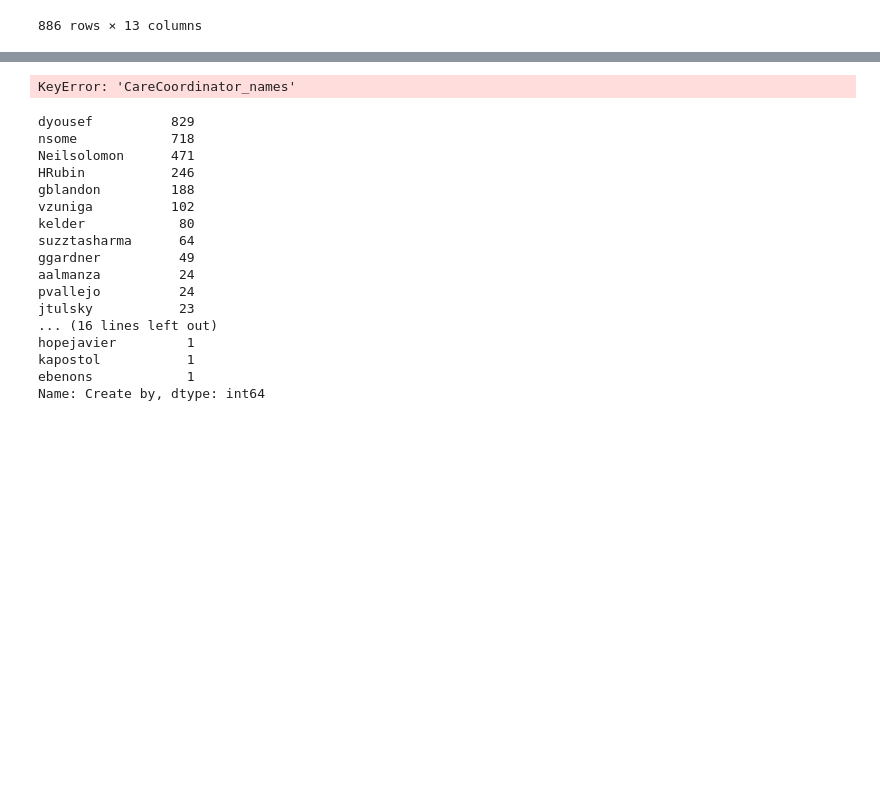
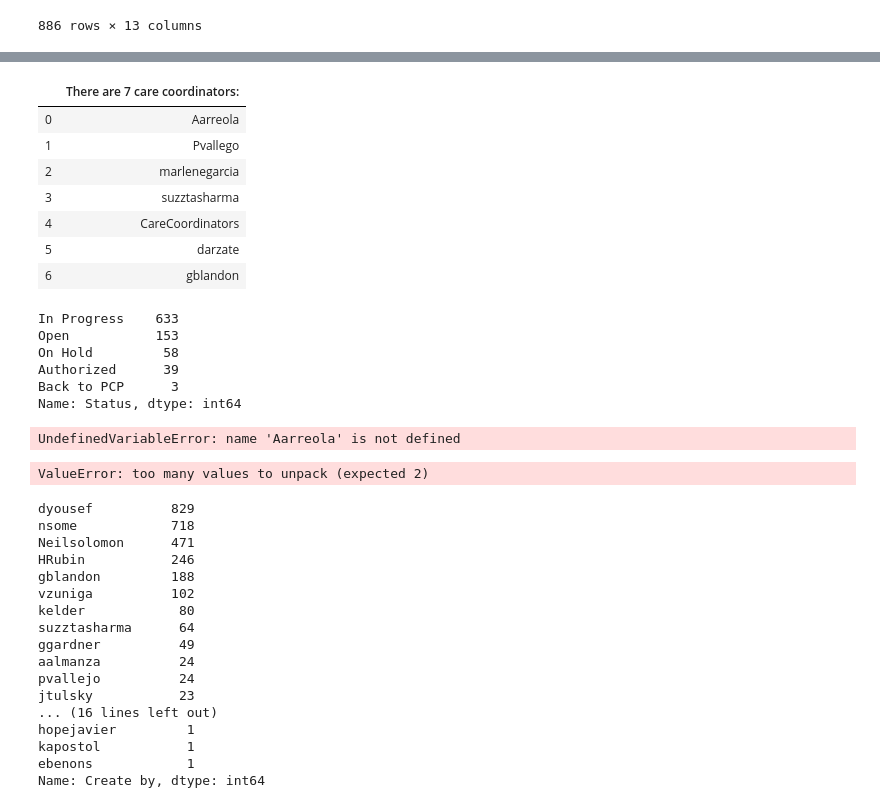
Before and after one commit to ThoaShook/Analyst_Test_Tasks, a Jupyter notebook: Analyst_Test_Tasks/Analyst_Test_Tasks.ipynb, the cells around one changed output, grey strips where cells are left out. Saved outputs shown, nothing was run; the diff lists cells and outputs as text; code cells hidden in the pictures; blank space fills up the shorter version.

Commit message:
Upload 'Care Coordinator Names'.csv

```diff
--- a/Analyst_Test_Tasks/Analyst_Test_Tasks.ipynb
+++ b/Analyst_Test_Tasks/Analyst_Test_Tasks.ipynb
@@ -110,5 +130,16 @@ tasks_unfinished
+# %%
+CareCoordiantor_Names = pd.read_csv('Care Coordinator Names.csv')
+CareCoordiantor_Names
+# %% [output]
+|  | There are 7 care coordinators: |
+| 0 | Aarreola |
+| 1 | Pvallego |
+| 2 | marlenegarcia |
+| 3 | suzztasharma |
+| 4 | CareCoordinators |
+| 5 | darzate |
+| 6 | gblandon |
 # %%
-CareCoordinator_names = ['Aarreola', 'Pvallego','marlenegarcia','suzztashrma','CareCoordinators','darzate','gblandon']
-tasks_unfinished_coordinators = tasks_unfinished.groupby('CareCoordinator_names')
+#careCoordinator_names = ['Aarreola', 'Pvallego','marlenegarcia','suzztashrma','CareCoordinators','darzate','gblandon']
+#tasks_uncomplete = tasks_unfinished['Status']
+#tasks_unfinished.loc[careCoordinator_names, tasks_uncomplete]
-# %% [output]
-KeyError: 'CareCoordinator_names'
@@ -115,3 +148,23 @@ KeyError: 'CareCoordinator_names'
+# %%
+tasks_unfinished['Status'].value_counts()
+# %% [output]
+In Progress    633
+Open           153
+On Hold         58
+Authorized      39
+Back to PCP      3
+Name: Status, dtype: int64
+# %%
+tasks_unfinished.query('Aarreola')
+# %% [output]
+UndefinedVariableError: name 'Aarreola' is not defined
+# %%
+careCoordinator_names = ['Aarreola', 'Pvallego','marlenegarcia','suzztashrma','CareCoordinators','darzate','gblandon']
+for i, j in tasks_unfinished['Assigned To'], tasks_unfinished['Status']:
+    if i == 'Aarreola':
+        print(i)
+# %% [output]
+ValueError: too many values to unpack (expected 2)
 # %%
 tasks['Create by'].value_counts()
 # %% [output]
```
Also changed, not shown: parts of 3 cells of this notebook.
